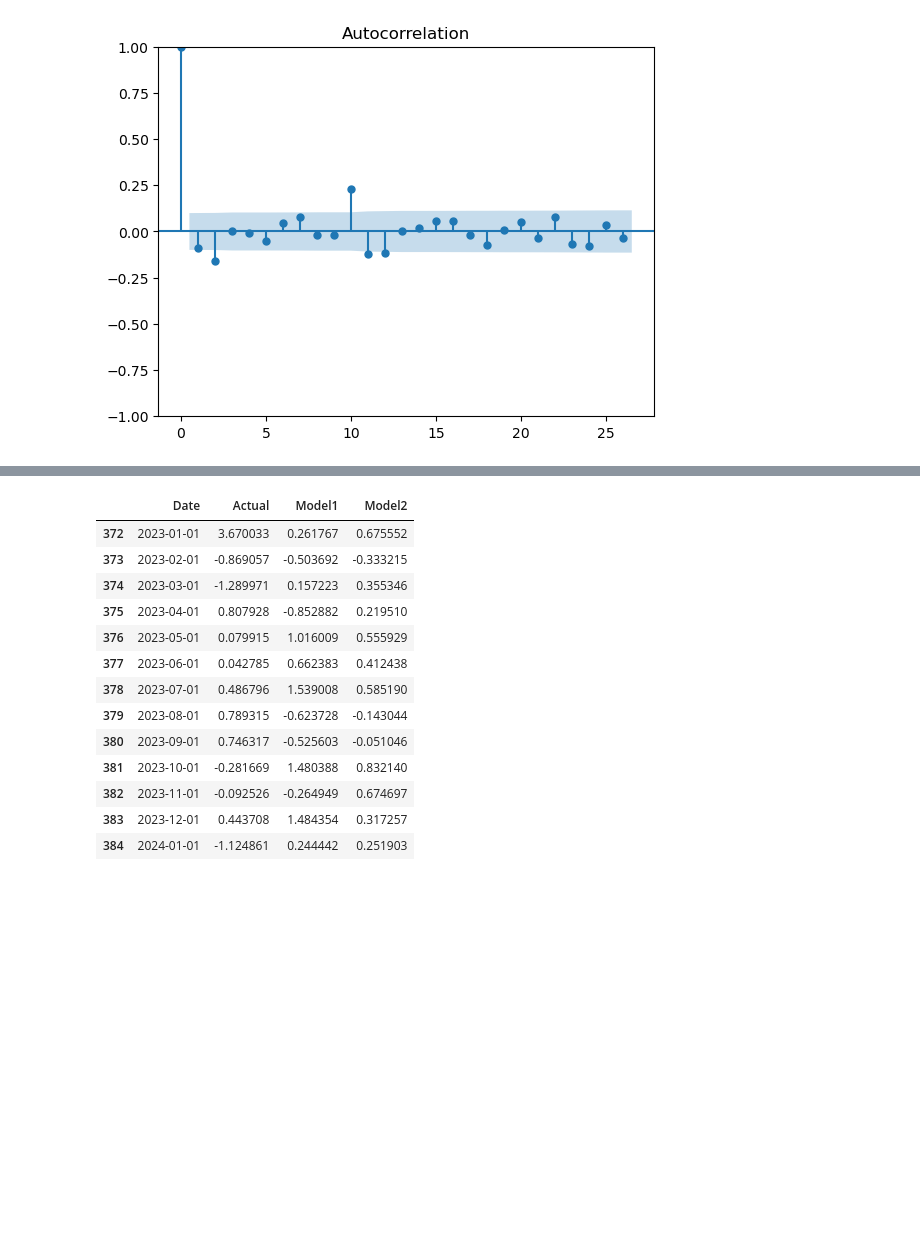
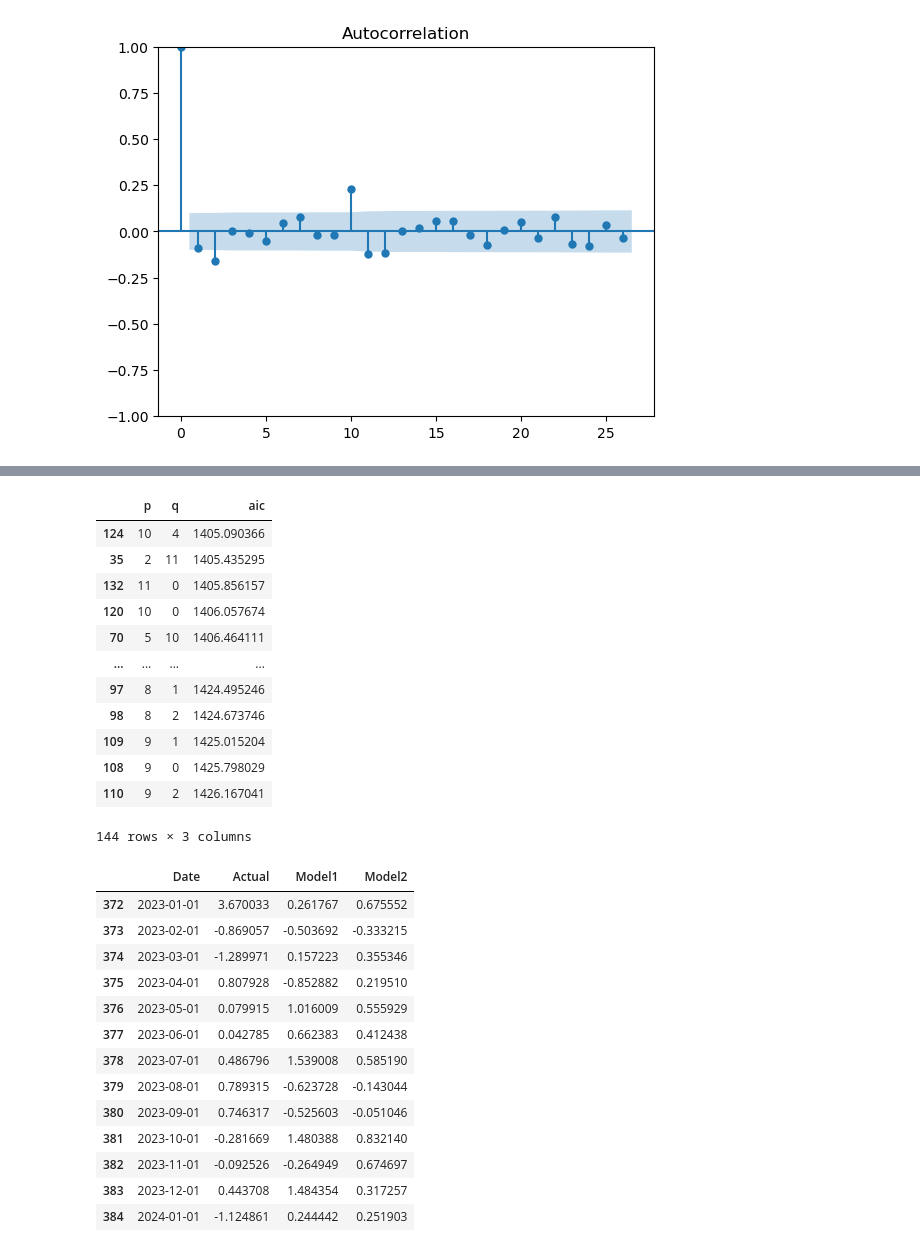
Before and after one commit to varunsinha1234/Retail-Sales-Forecasting-using-ARIMA, a Jupyter notebook: forecasting_retailsales.ipynb, the cells around one changed output, grey strips where cells are left out. Saved outputs shown, nothing was run; the diff lists cells and outputs as text; code cells hidden in the pictures; blank space fills up the shorter version.

Commit message:
printed order_df table in new line

```diff
--- a/forecasting_retailsales.ipynb
+++ b/forecasting_retailsales.ipynb
@@ -164,3 +166,19 @@ print(order_df.sort_values('aic'))
+# %%
+order_df.sort_values('aic')
+# %% [output]
+|  | p | q | aic |
+| 124 | 10 | 4 | 1405.090366 |
+| 35 | 2 | 11 | 1405.435295 |
+| 132 | 11 | 0 | 1405.856157 |
+| 120 | 10 | 0 | 1406.057674 |
+| 70 | 5 | 10 | 1406.464111 |
+| ... | ... | ... | ... |
+| 97 | 8 | 1 | 1424.495246 |
+| 98 | 8 | 2 | 1424.673746 |
+| 109 | 9 | 1 | 1425.015204 |
+| 108 | 9 | 0 | 1425.798029 |
+| 110 | 9 | 2 | 1426.167041 |
+144 rows × 3 columns
 # %%
 #according to the AIC criteria, the best model is an ARMA(10,4) model
 
```
Also changed, not shown: parts of 2 cells of this notebook.
